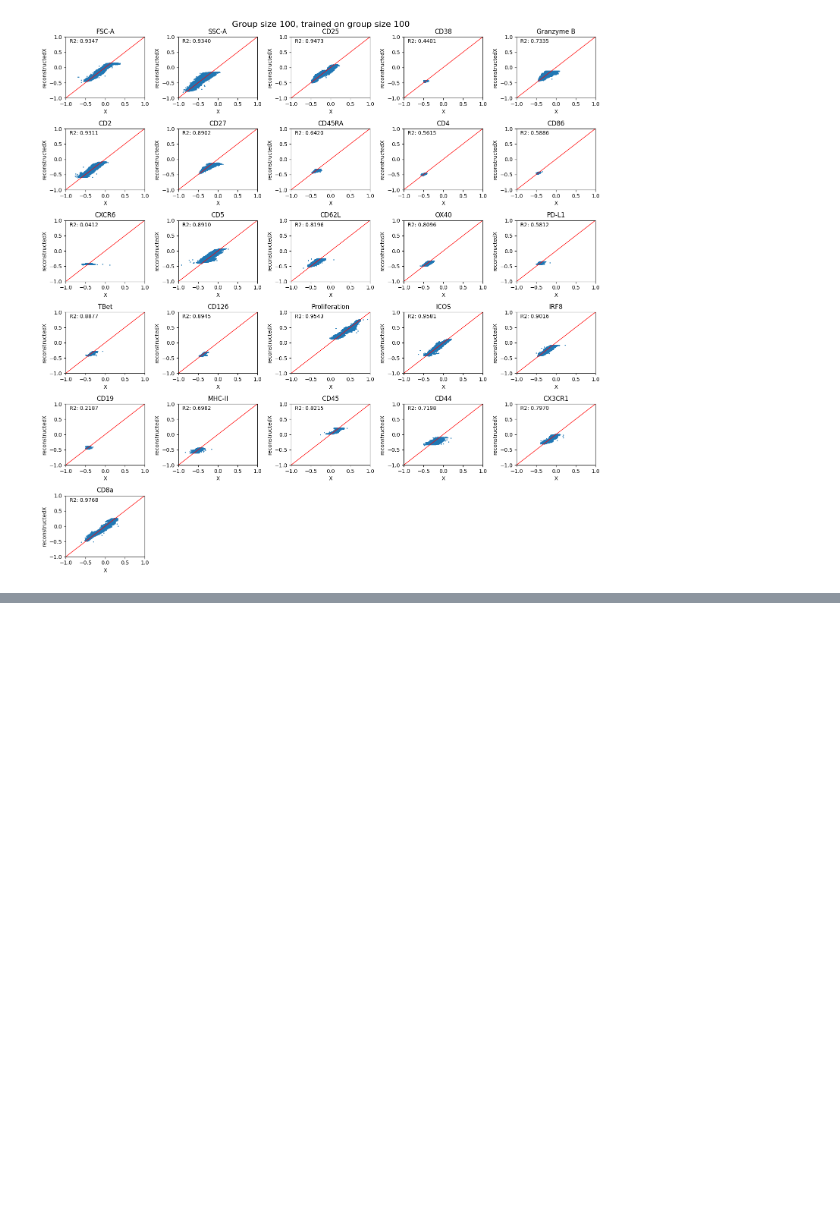
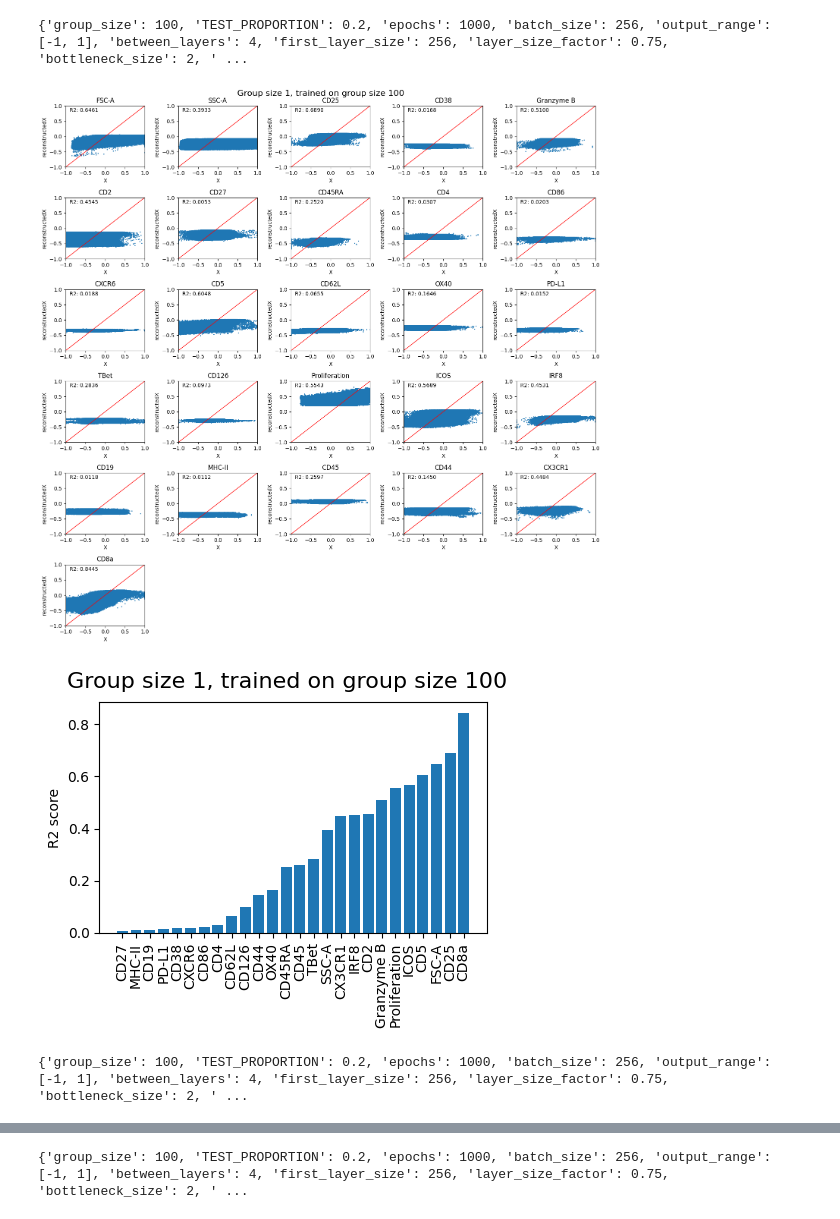
Before and after one commit to L-Pen/capstone, a Jupyter notebook: test_suite/analyze_reconstruction_correlation.ipynb, the cells around one changed output, grey strips where cells are left out. Cells and saved outputs as stored; diff of their text form; code cells hidden in the pictures; blank space fills up the shorter version.

```diff
--- a/test_suite/analyze_reconstruction_correlation.ipynb
+++ b/test_suite/analyze_reconstruction_correlation.ipynb
@@ -15,10 +15,12 @@ import plotly.express as px
 MODEL_ID = 143#35
 AVERAGED = None
 # %%
-params = []
-#load the json from params.json
-with open('params.json') as json_file:
-    params = json.load(json_file)
-params = params[MODEL_ID]
-print(params)
-model = load_model('checkpoints/best_model_{}.h5'.format(MODEL_ID), compile=False)
+def get_model(model_id):
+    params = []
+    #load the json from params.json
+    with open('params.json') as json_file:
+        params = json.load(json_file)
+    params = params[model_id]
+    print(params)
+    model = load_model('checkpoints/best_model_{}.h5'.format(model_id), compile=False)
+    return model, params
@@ -55,22 +51,43 @@ Reconstructed X shape:  (61136, 26)
 # %%
-#plot for each of the 26 columns X vs reconstructedX
-plt.figure(figsize=(15, 15))
-plt.suptitle("Group size {}, trained on group size {}".format(group_size,params['group_size']), fontsize=16)
-for i in range(len(data.columns)):
-    plt.subplot(6, 5, i + 1)
-    #scatter with opacity 0.1
-    plt.scatter(X[:,i], reconstructedX[:,i], alpha=1, s=1)
-    plt.title(data.columns[i])
-    plt.xlabel("X")
-    plt.xlim([-1, 1])
-    plt.ylim([-1, 1])
-    #plot y=x
-    #calculate R2 score
-    r2 = np.corrcoef(X[:,i], reconstructedX[:,i])[0,1]**2
-    plt.text(-0.9, 0.8, "R2: {:.4f}".format(r2))
-    plt.plot([-1, 1], [-1, 1], color='red', linewidth=1)
-    plt.ylabel("reconstructedX")
-plt.tight_layout()
-plt.show()
+def get_plots(X,reconstructedX,group_size,params,columns):
+    #plot for each of the 26 columns X vs reconstructedX
+    plt.figure(figsize=(15, 15))
+    plt.suptitle("Group size {}, trained on group size {}".format(group_size,params['group_size']), fontsize=16)
+    r_squared = []
+    for i in range(len(columns)):
+        plt.subplot(6, 5, i + 1)
+        #scatter with opacity 0.1
+        plt.scatter(X[:,i], reconstructedX[:,i], alpha=1, s=1)
+        plt.title(columns[i])
+        plt.xlabel("X")
+        plt.xlim([-1, 1])
+        plt.ylim([-1, 1])
+        #plot y=x
+        #calculate R2 score
+        r2 = np.corrcoef(X[:,i], reconstructedX[:,i])[0,1]**2
+        r_squared.append(r2)
+        plt.text(-0.9, 0.8, "R2: {:.4f}".format(r2))
+        plt.plot([-1, 1], [-1, 1], color='red', linewidth=1)
+        plt.ylabel("reconstructedX")
+    plt.tight_layout()
+    plt.show()
+
+    #sort the columns by R2 score
+    r_squared, sorted_columns = zip(*sorted(zip(r_squared, columns)))
+    plt.figure(figsize=(5, 3))
+    plt.suptitle("Group size {}, trained on group size {}".format(group_size,params['group_size']), fontsize=16)
+    plt.bar(sorted_columns, r_squared)
+    plt.xticks(rotation=90)
+    plt.ylabel("R2 score")
+    plt.show()
-# %% [output]
-[figure, removed]
+# %%
+for model_id in [143, 106, 70, 35]:
+    for averaged in [1,5,100]:
+        model, params = get_model(model_id)
+        X, reconstructedX, columns = get_data(model,params,averaged)
+        get_plots(X,reconstructedX,averaged,params,columns)
+# %% [output]
+{'group_size': 100, 'TEST_PROPORTION': 0.2, 'epochs': 1000, 'batch_size': 256, 'output_range': [-1, 1], 'between_layers': 4, 'first_layer_size': 256, 'layer_size_factor': 0.75, 'bottleneck_size': 2, ' ...
+[figure, added]
+[figure, added]
+{'group_size': 100, 'TEST_PROPORTION': 0.2, 'epochs': 1000, 'batch_size': 256, 'output_range': [-1, 1], 'between_layers': 4, 'first_layer_size': 256, 'layer_size_factor': 0.75, 'bottleneck_size': 2, ' ...
@@ -76,0 +96 @@ plt.show()
+{'group_size': 100, 'TEST_PROPORTION': 0.2, 'epochs': 1000, 'batch_size': 256, 'output_range': [-1, 1], 'between_layers': 4, 'first_layer_size': 256, 'layer_size_factor': 0.75, 'bottleneck_size': 2, ' ...
```
Also changed, not shown: parts of 4 cells of this notebook, 3 other files.
